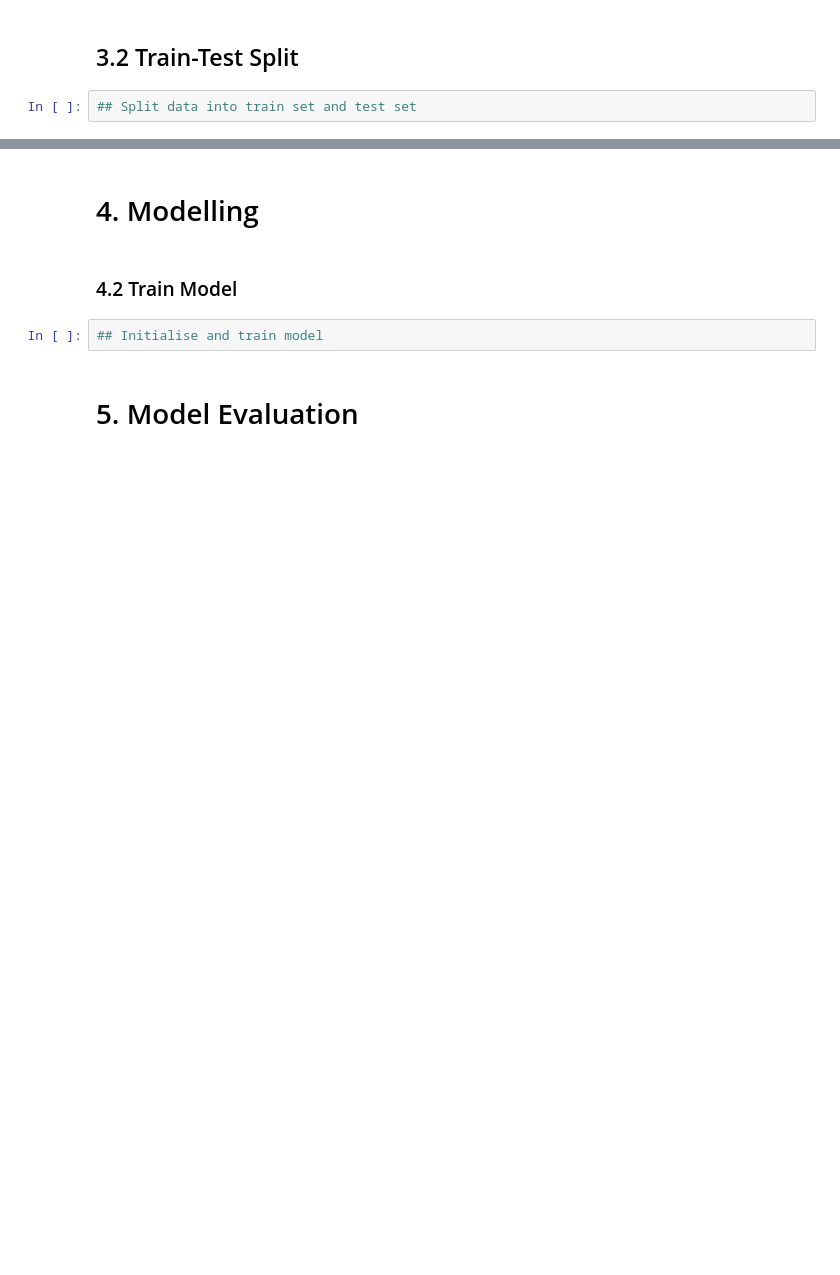
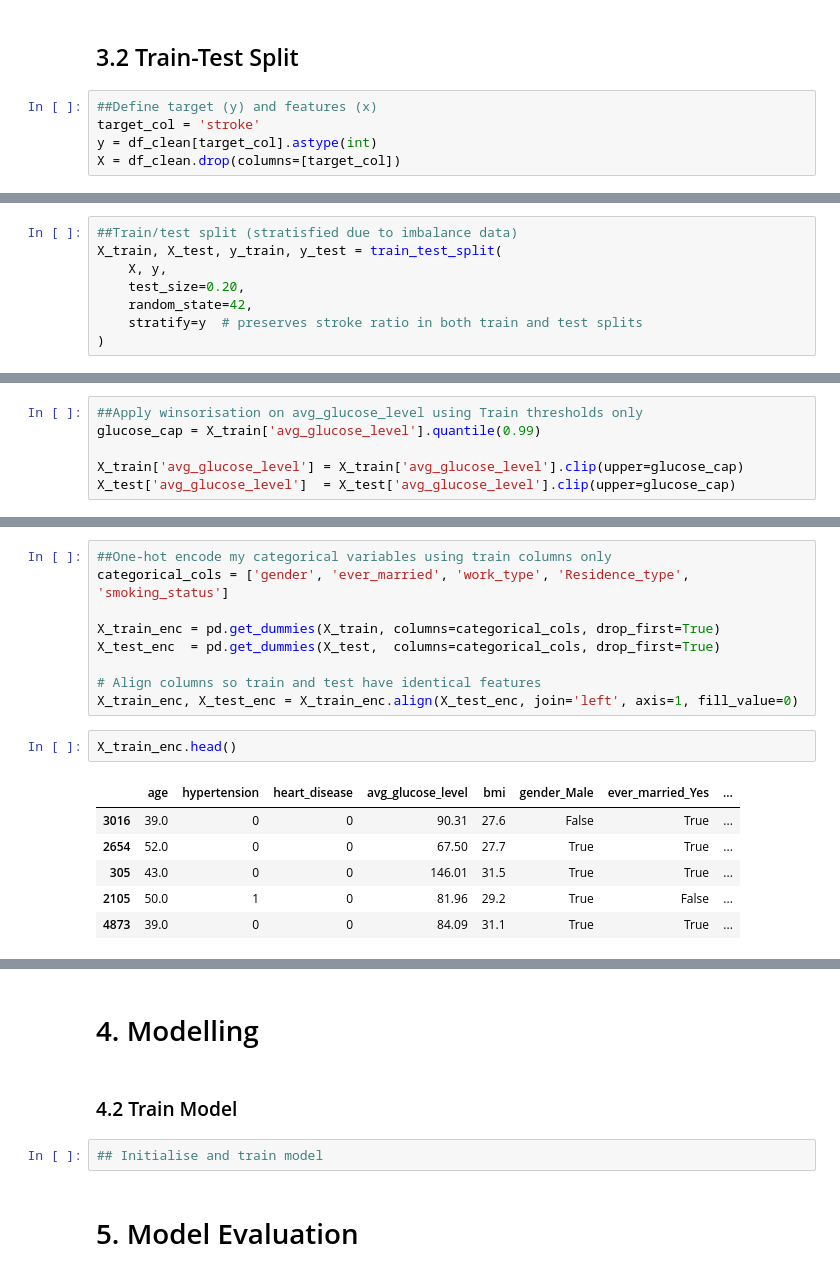
Before and after one commit to myynn/mldp-p03-sharmynho, a Jupyter notebook: assignment-code/MLDP_Stroke_SharmynHo_P03.ipynb, the cells around one changed output, grey strips where cells are left out. Saved outputs shown, nothing was run; the diff lists cells and outputs as text; blank space fills up the shorter version.

Commit message:
Completed Data Cleaning and Train Test Split

```diff
--- a/assignment-code/MLDP_Stroke_SharmynHo_P03.ipynb
+++ b/assignment-code/MLDP_Stroke_SharmynHo_P03.ipynb
@@ -932,4 +957,7 @@ These steps aim to improve **data relevance**, **feature quality**, and **model
 # %% [markdown]
 ## 3.2 Train-Test Split
 # %%
-## Split data into train set and test set
+##Define target (y) and features (x)
+target_col = 'stroke'
+y = df_clean[target_col].astype(int)
+X = df_clean.drop(columns=[target_col])
@@ -935,0 +968,8 @@ These steps aim to improve **data relevance**, **feature quality**, and **model
+# %%
+##Train/test split (stratisfied due to imbalance data)
+X_train, X_test, y_train, y_test = train_test_split(
+    X, y,
+    test_size=0.20,
+    random_state=42,
+    stratify=y  # preserves stroke ratio in both train and test splits
+)
@@ -935,0 +996,6 @@ These steps aim to improve **data relevance**, **feature quality**, and **model
+# %%
+##Apply winsorisation on avg_glucose_level using Train thresholds only
+glucose_cap = X_train['avg_glucose_level'].quantile(0.99)
+
+X_train['avg_glucose_level'] = X_train['avg_glucose_level'].clip(upper=glucose_cap)
+X_test['avg_glucose_level']  = X_test['avg_glucose_level'].clip(upper=glucose_cap)
@@ -935,0 +1030,18 @@ These steps aim to improve **data relevance**, **feature quality**, and **model
+# %%
+##One-hot encode my categorical variables using train columns only
+categorical_cols = ['gender', 'ever_married', 'work_type', 'Residence_type', 'smoking_status']
+
+X_train_enc = pd.get_dummies(X_train, columns=categorical_cols, drop_first=True)
+X_test_enc  = pd.get_dummies(X_test,  columns=categorical_cols, drop_first=True)
+
+# Align columns so train and test have identical features
+X_train_enc, X_test_enc = X_train_enc.align(X_test_enc, join='left', axis=1, fill_value=0)
+# %%
+X_train_enc.head()
+# %% [output]
+|  | age | hypertension | heart_disease | avg_glucose_level | bmi | gender_Male | ever_married_Yes | ... |
+| 3016 | 39.0 | 0 | 0 | 90.31 | 27.6 | False | True | ... |
+| 2654 | 52.0 | 0 | 0 | 67.50 | 27.7 | True | True | ... |
+| 305 | 43.0 | 0 | 0 | 146.01 | 31.5 | True | True | ... |
+| 2105 | 50.0 | 1 | 0 | 81.96 | 29.2 | True | False | ... |
+| 4873 | 39.0 | 0 | 0 | 84.09 | 31.1 | True | True | ... |
```
Also changed, not shown: parts of 16 cells of this notebook.
